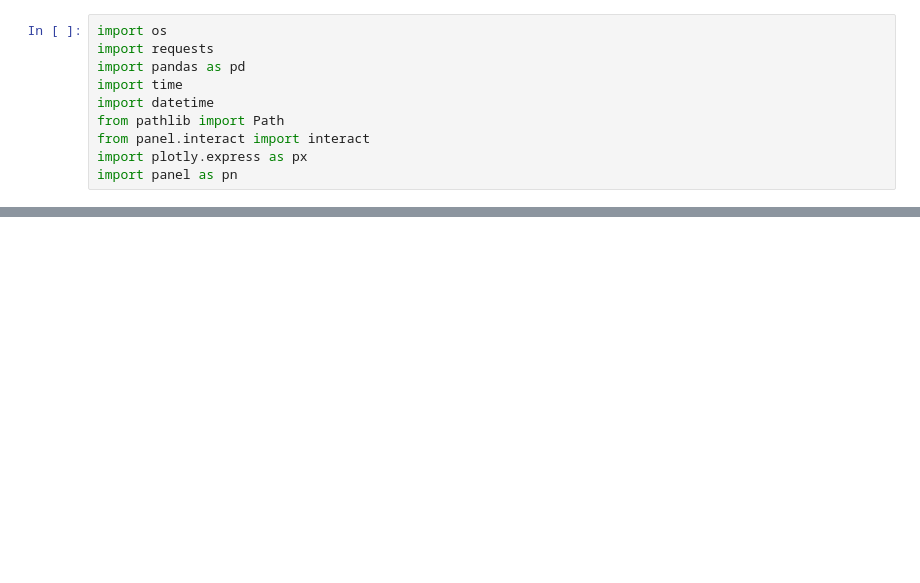
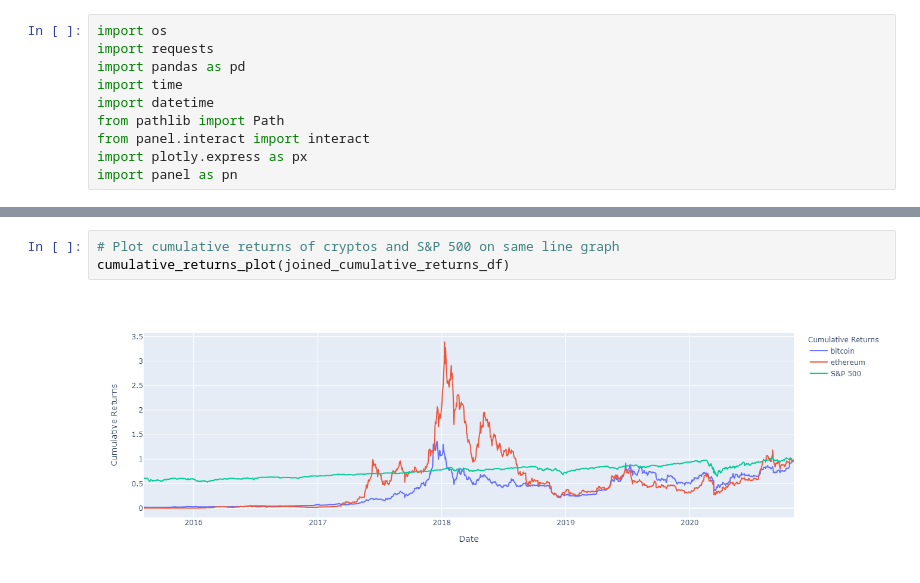
Before and after one commit to sbernard1129/crypto-analysis, a Jupyter notebook: analysis.ipynb, the cells around one changed output, grey strips where cells are left out. Saved outputs shown, nothing was run; the diff lists cells and outputs as text; blank space fills up the shorter version.

```diff
--- a/analysis.ipynb
+++ b/analysis.ipynb
@@ -108,0 +140,5 @@ cumulative_returns_plot(cumulative_returns_dataframe(pivot_price_df))
+# %%
+# Plot cumulative returns of cryptos and S&P 500 on same line graph
+cumulative_returns_plot(joined_cumulative_returns_df)
+# %% [output]
+[figure, added]
```
Also changed, not shown: parts of 7 cells of this notebook.
